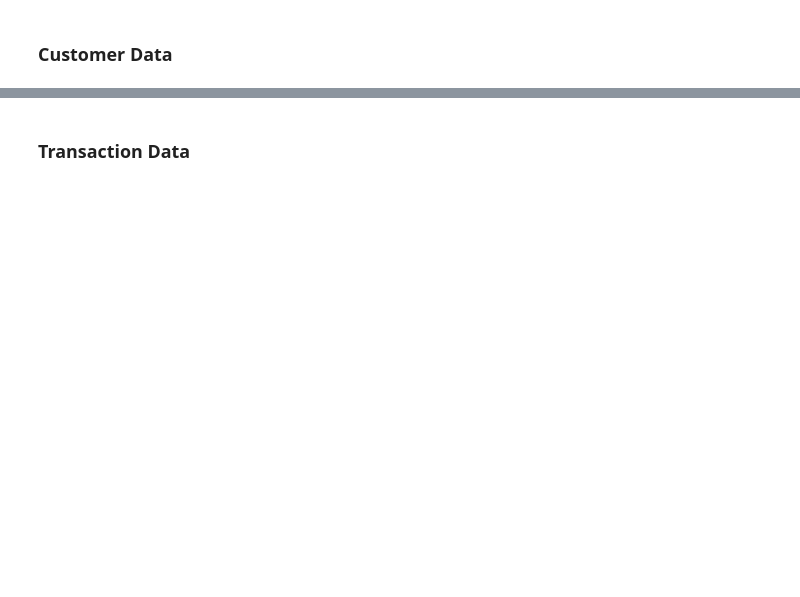
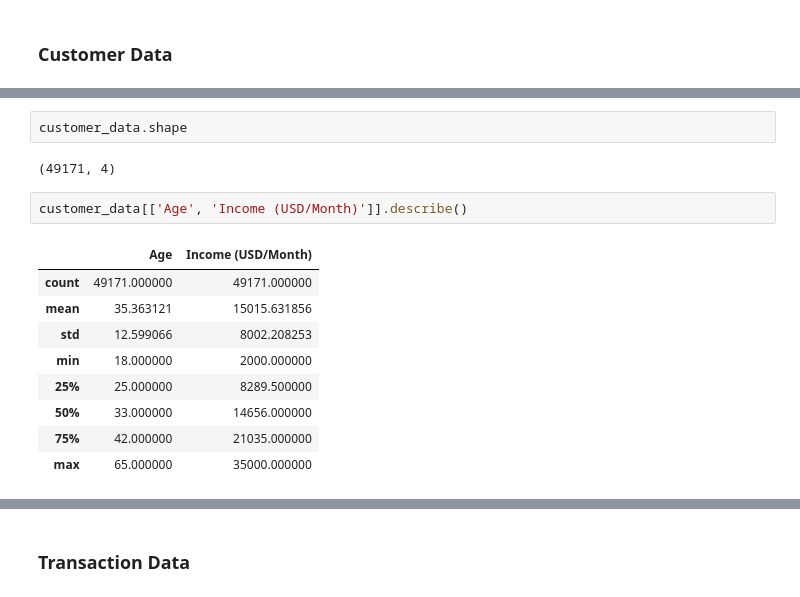
Before and after one commit to renegade620/G2M-insight-for-Cab-Investment-firm, a Jupyter notebook: eda.ipynb, the cells around one changed output, grey strips where cells are left out. Cells and saved outputs as stored; diff of their text form; blank space fills up the shorter version.

```diff
--- a/eda.ipynb
+++ b/eda.ipynb
@@ -72,0 +120,16 @@ dtype: int64
+# %%
+customer_data.shape
+# %% [output]
+(49171, 4)
+# %%
+customer_data[['Age', 'Income (USD/Month)']].describe()
+# %% [output]
+|  | Age | Income (USD/Month) |
+| count | 49171.000000 | 49171.000000 |
+| mean | 35.363121 | 15015.631856 |
+| std | 12.599066 | 8002.208253 |
+| min | 18.000000 | 2000.000000 |
+| 25% | 25.000000 | 8289.500000 |
+| 50% | 33.000000 | 14656.000000 |
+| 75% | 42.000000 | 21035.000000 |
+| max | 65.000000 | 35000.000000 |
```
Also changed, not shown: parts of 25 cells of this notebook.
